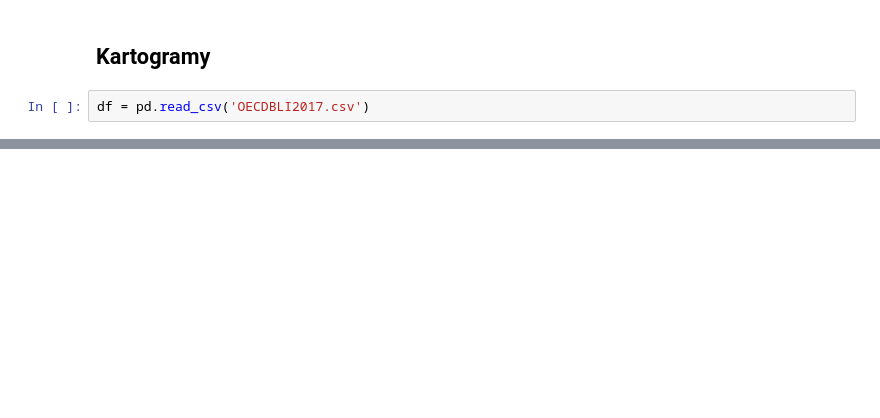
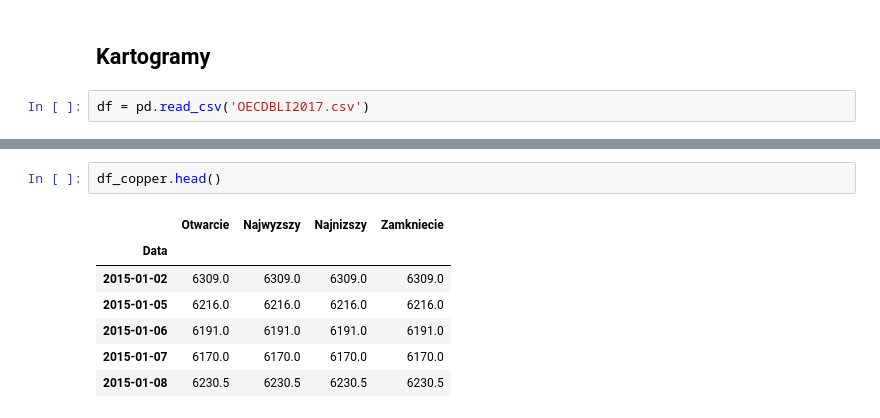
Before and after one commit to Wistako/modul_11, a Jupyter notebook: sub_1.ipynb, the cells around one changed output, grey strips where cells are left out. Saved outputs shown, nothing was run; the diff lists cells and outputs as text; blank space fills up the shorter version.

```diff
--- a/sub_1.ipynb
+++ b/sub_1.ipynb
@@ -268,0 +284,10 @@ iplot(fig)
+# %%
+df_copper.head()
+# %% [output]
+|  | Otwarcie | Najwyzszy | Najnizszy | Zamkniecie |
+| Data |  |  |  |  |
+| 2015-01-02 | 6309.0 | 6309.0 | 6309.0 | 6309.0 |
+| 2015-01-05 | 6216.0 | 6216.0 | 6216.0 | 6216.0 |
+| 2015-01-06 | 6191.0 | 6191.0 | 6191.0 | 6191.0 |
+| 2015-01-07 | 6170.0 | 6170.0 | 6170.0 | 6170.0 |
+| 2015-01-08 | 6230.5 | 6230.5 | 6230.5 | 6230.5 |
```
Also changed, not shown: parts of 4 cells of this notebook.
